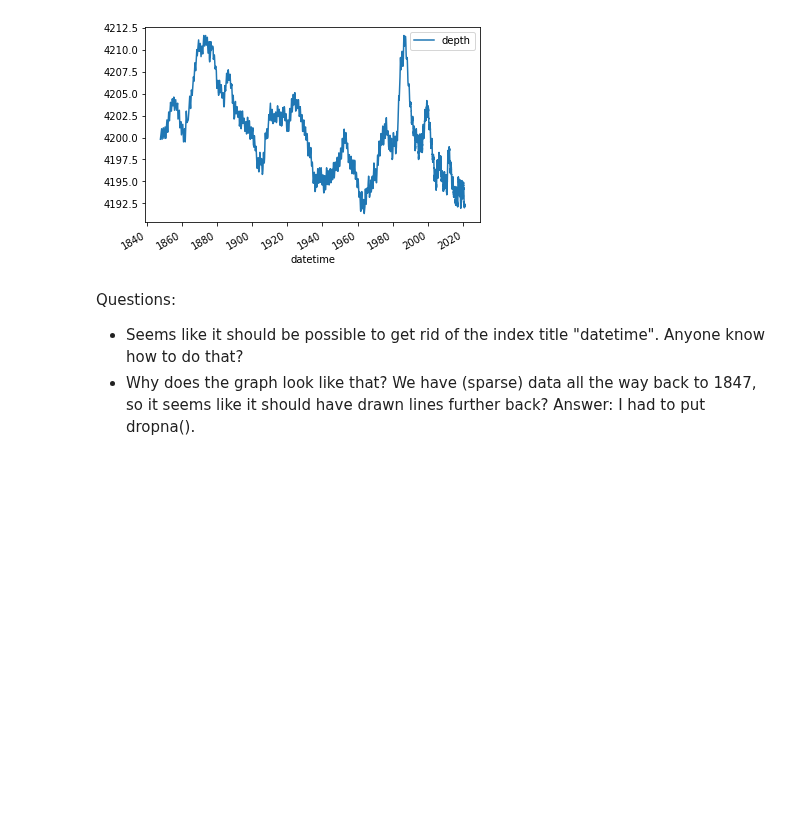
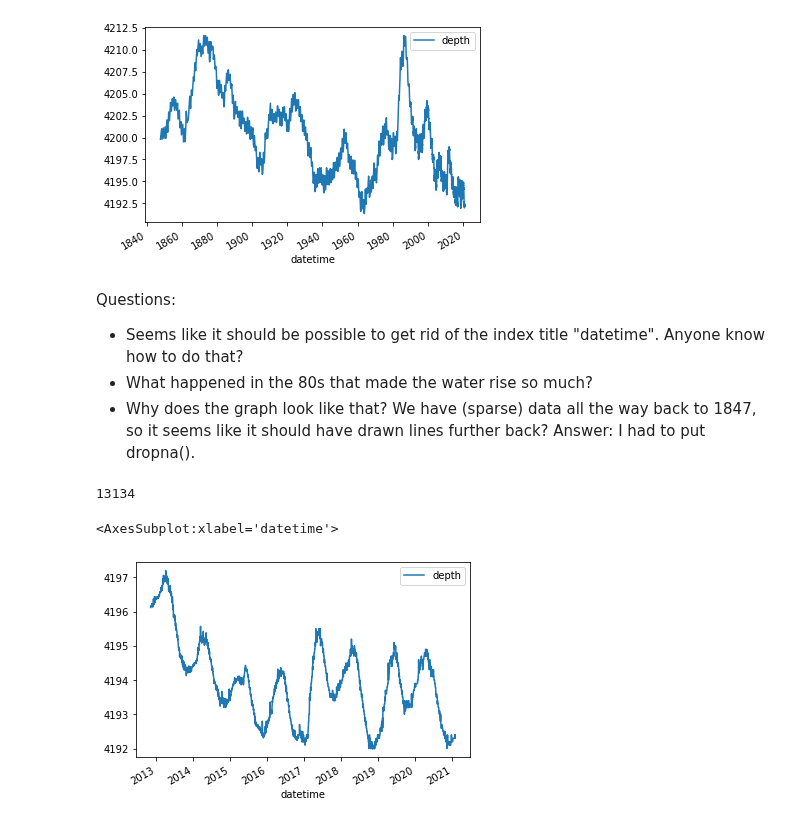
Before and after one commit to ljohnston931/water-level-forecasts, a Jupyter notebook: lucy_cleans_historical_sl_data.ipynb, the cells around one changed output. Cells and saved outputs as stored; diff of their text form; code cells hidden in the pictures; blank space fills up the shorter version.

Commit message:
Recent years graph

```diff
--- a/lucy_cleans_historical_sl_data.ipynb
+++ b/lucy_cleans_historical_sl_data.ipynb
@@ -103,6 +103,18 @@ df.dropna().plot()
 # %% [markdown]
 Questions:
 - Seems like it should be possible to get rid of the index title "datetime". Anyone know how to do that?
+- What happened in the 80s that made the water rise so much?
 - Why does the graph look like that? We have (sparse) data all the way back to 1847, so it seems like it should have drawn lines further back? Answer: I had to put dropna().
 # %%
 df.to_csv("partially_cleaned_salt_lake_historical_data.csv")
+# %%
+# How many data points?
+len(df.dropna())
+# %% [output]
+13134
+# %%
+# See recent years more clearly
+df[-3000:].dropna().plot()
+# %% [output]
+<AxesSubplot:xlabel='datetime'>
+[figure, added]
```
